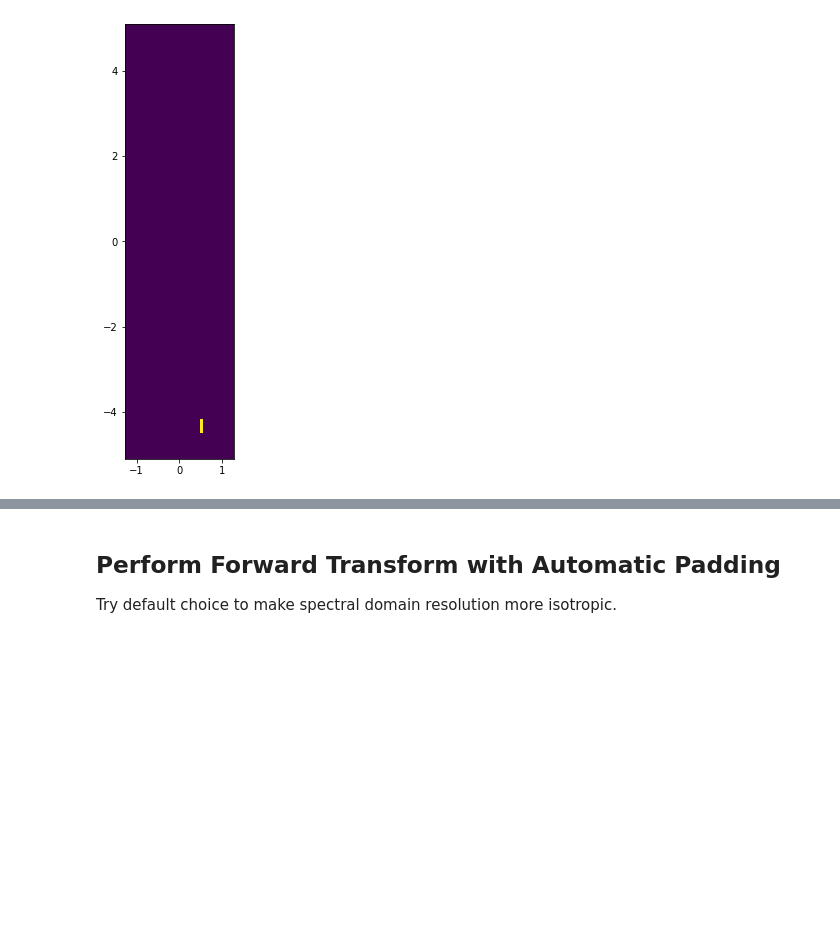
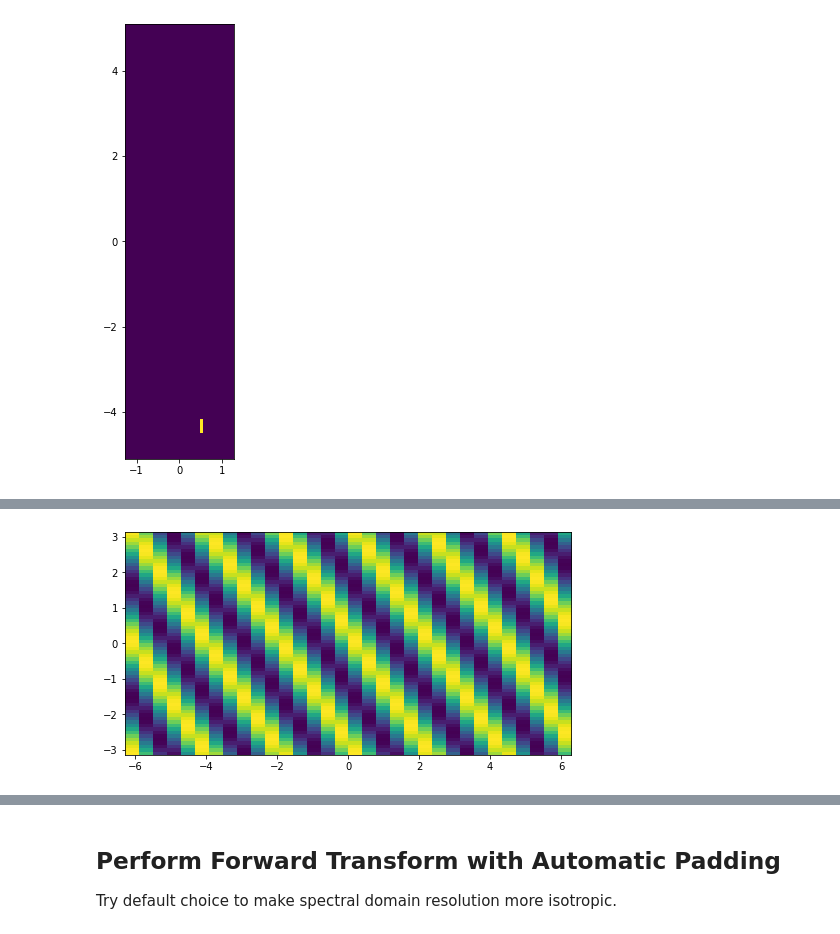
Before and after one commit to eventhorizontelescope/2017_sgra_paper5, a Jupyter notebook: test_fft.ipynb, the cells around one changed output, grey strips where cells are left out. Saved outputs shown, nothing was run; the diff lists cells and outputs as text; code cells hidden in the pictures; blank space fills up the shorter version.

Commit message:
Add more tests to check downifft()

```diff
--- a/test_fft.ipynb
+++ b/test_fft.ipynb
@@ -56,0 +63,9 @@ WARNING: image resolution is anisotropic
+# %%
+F2, W2, H2 = ms.downifft(S, U, V, N=[32,64])
+
+plt.figure(figsize=(8, 8))
+plt.imshow(F2.T, origin='lower', interpolation=None, extent=[-W2/2, W2/2, -H2/2, H2/2])
+
+print(F2.shape, W2, H2)
+print(np.max(F2), np.min(F2))
+# %% [output]
@@ -56,0 +76 @@ WARNING: image resolution is anisotropic
+[figure, added]
```
Also changed, not shown: parts of 6 cells of this notebook.
